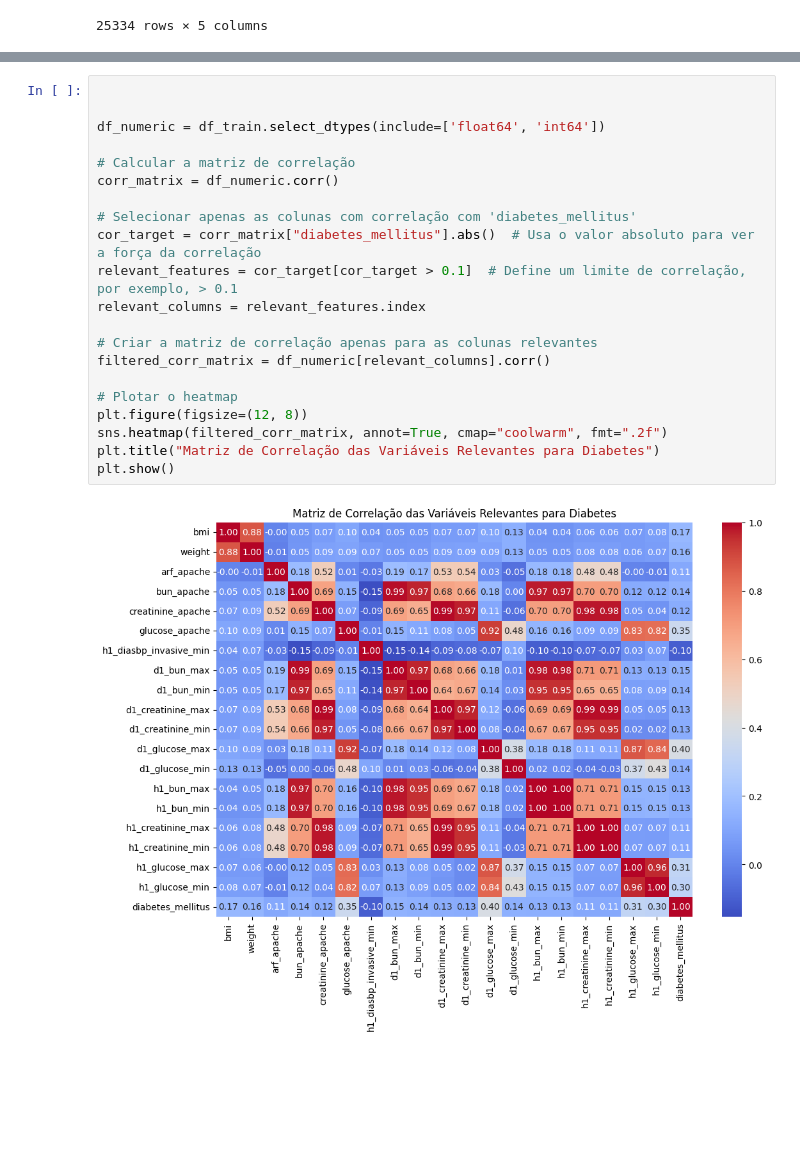
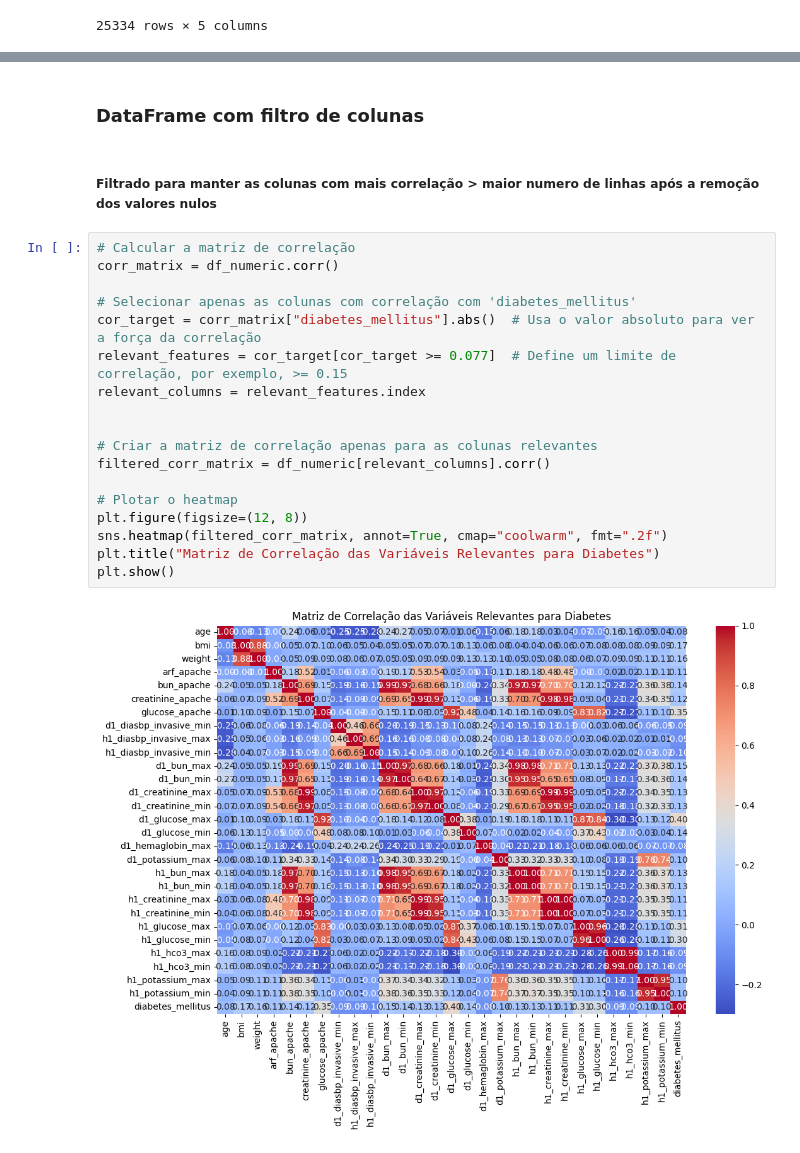
Before and after one commit to pedroogaab/Reconhecimento-de-padroes, a Jupyter notebook: classification.ipynb, the cells around one changed output, grey strips where cells are left out. Cells and saved outputs as stored; diff of their text form; blank space fills up the shorter version.

```diff
--- a/classification.ipynb
+++ b/classification.ipynb
@@ -215,23 +677,24 @@ dtype: int64
+# %% [markdown]
+### DataFrame com filtro de colunas
+# %% [markdown]
+##### Filtrado para manter as colunas com mais correlação > maior numero de linhas após a remoção dos valores nulos
 # %%
-
-
-df_numeric = df_train.select_dtypes(include=['float64', 'int64'])
-
 # Calcular a matriz de correlação
 corr_matrix = df_numeric.corr()
 
 # Selecionar apenas as colunas com correlação com 'diabetes_mellitus'
 cor_target = corr_matrix["diabetes_mellitus"].abs()  # Usa o valor absoluto para ver a força da correlação
-relevant_features = cor_target[cor_target > 0.1]  # Define um limite de correlação, por exemplo, > 0.1
+relevant_features = cor_target[cor_target >= 0.077]  # Define um limite de correlação, por exemplo, >= 0.15
 relevant_columns = relevant_features.index
+
 
 # Criar a matriz de correlação apenas para as colunas relevantes
 filtered_corr_matrix = df_numeric[relevant_columns].corr()
 
 # Plotar o heatmap
 plt.figure(figsize=(12, 8))
 sns.heatmap(filtered_corr_matrix, annot=True, cmap="coolwarm", fmt=".2f")
 plt.title("Matriz de Correlação das Variáveis Relevantes para Diabetes")
 plt.show()
 # %% [output]
-[figure, old version]
+[figure, new version]
```
Also changed, not shown: parts of 36 cells of this notebook.
